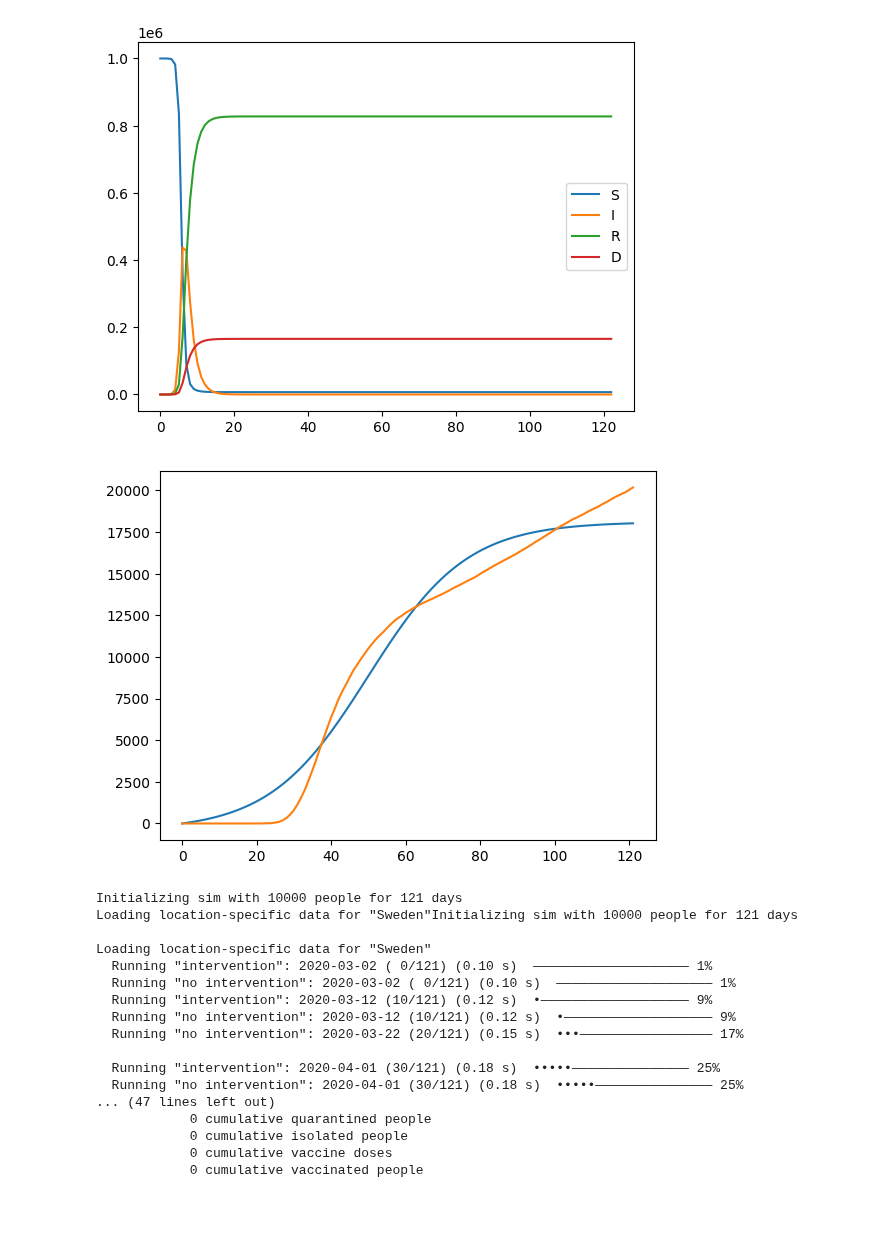
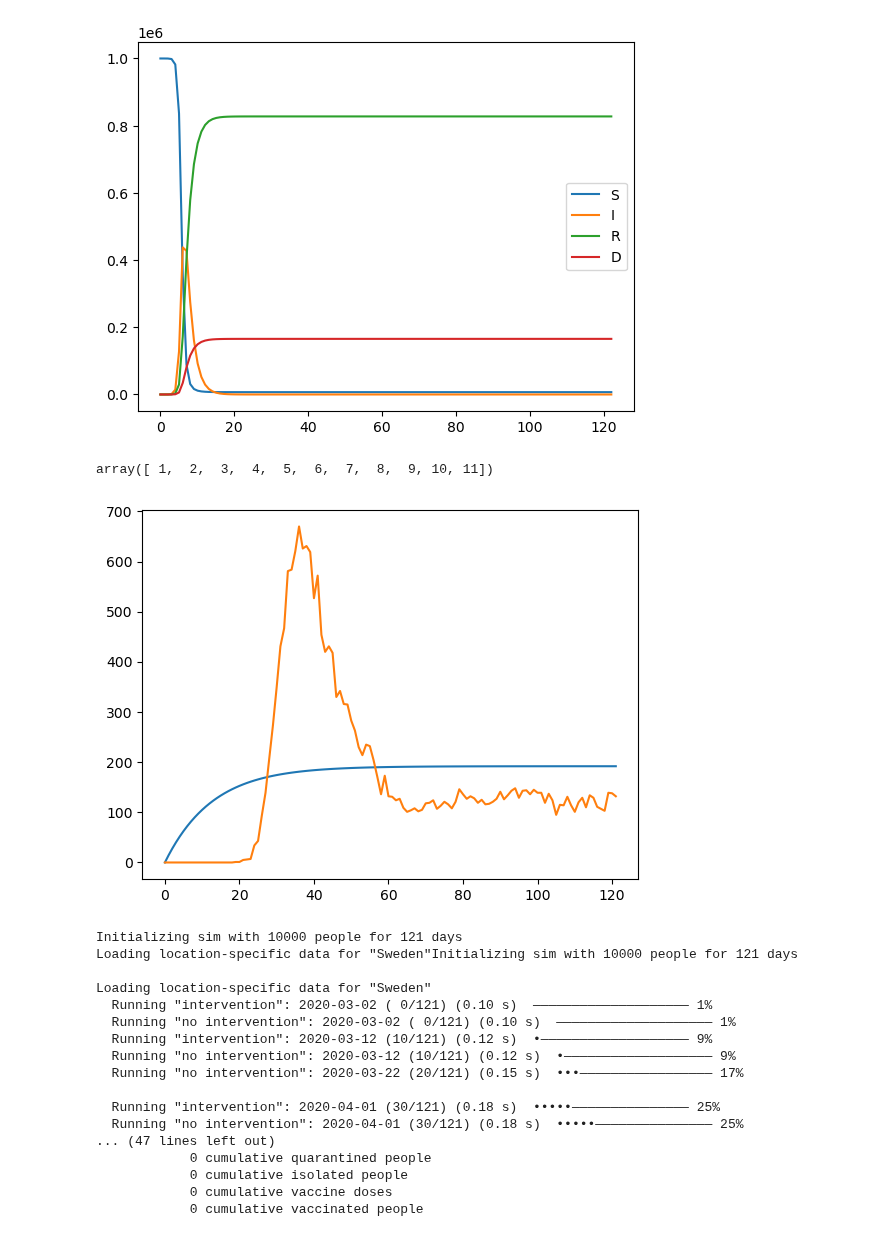
Before and after one commit to gregoirebechade/covid_internship, a Jupyter notebook: exploring.ipynb, the cells around one changed output. Saved outputs shown, nothing was run; the diff lists cells and outputs as text; code cells hidden in the pictures; blank space fills up the shorter version.

```diff
--- a/exploring.ipynb
+++ b/exploring.ipynb
@@ -191,7 +202,7 @@ d_0=0
 beta=3
 gamma=0.5
 d=0.1
-t=len(y_cumul-1)
+t=len(death_cumul-1)
 dt=0.001
 %matplotlib inline
 S, I, R , D= run_sir([s_0, i_0, r_0, d_0], beta, gamma,d, t, dt)
@@ -207,3 +220,13 @@ plt.show()
+# %%
+a=np.array([1, 2, 3, 4, 5, 6, 7, 8, 9, 10])
+b= np.array([11])
+np.concatenate((a,b))
+# %% [output]
+array([ 1,  2,  3,  4,  5,  6,  7,  8,  9, 10, 11])
+# %%
+def differenciate(x):
+    dx=[x[i+1]-x[i] for i in range(len(x)-1)]
+    return dx
 # %%
 
 #def run_sir(x0, beta, gamma,d,  t, dt):
@@ -214,23 +237,26 @@ def sir_for_optim(x, beta, gamma, d):
     x0=[s_0, i_0, r_0, d_0]
     t=len(x-1)
     S,I,R,D=run_sir(x0, beta, gamma,d,  t, dt)
-    return D
+    return differenciate(D)
 # %%
 # set run_optim = True to run the optim
-run_optim = True
+run_optim = False
 if run_optim:
-    p, _= curve_fit(sir_for_optim, x, y)
+    p, _= curve_fit(sir_for_optim, dates_of_pandemic,new_deaths)
 
 # results computed previously:
 
 # p=np.array([ 15.84445325, -14.84483028,  30.61694214])
 p=np.array([ 1.50274783e+01, -7.88141602e-04,  1.51055221e+01])
-# %%
-plt.plot(sir_for_optim(x, *p))
-plt.plot(y_cumul)
-plt.show()
-# %% [output]
-[figure, removed]
+# %%
+plt.plot(sir_for_optim(dates_of_pandemic, *p))
+plt.plot(new_deaths)
+plt.xlabel('days from the first infection')
+plt.ylabel('Death count')
+plt.title('Fitting of the number of deaths per day with a SIR model')
+plt.show()
+# %% [output]
+[figure, added]
 # %%
 # THIS CELLE ENABLES TO CHECK WHAT change_beta REALLY DOES
 
```
Also changed, not shown: parts of 9 cells of this notebook.
